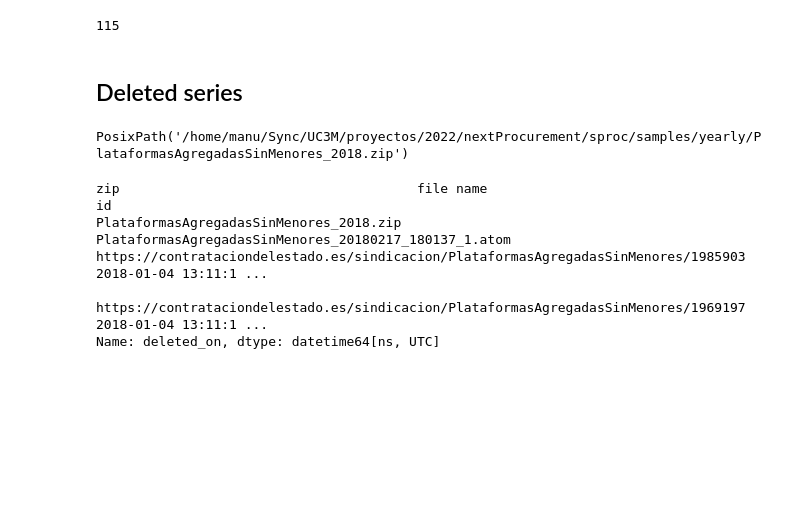
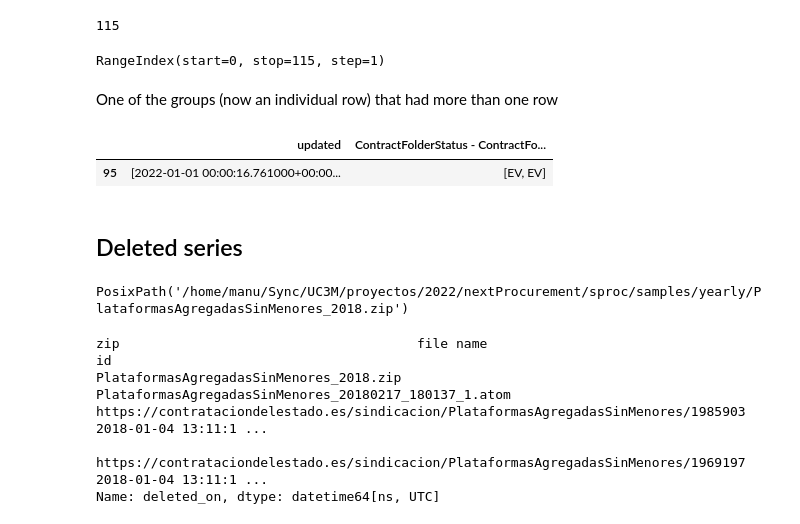
Before and after one commit to nextprocurement/sproc, a Jupyter notebook: nbs/15_postprocess.ipynb, the cells around one changed output. Saved outputs shown, nothing was run; the diff lists cells and outputs as text; code cells hidden in the pictures; blank space fills up the shorter version.

Commit message:
- status and "updated" fields are preserved when merging different updates - samples     - 2018-2021_20samples.parquet         - the above fields are now `list`s

```diff
--- a/nbs/15_postprocess.ipynb
+++ b/nbs/15_postprocess.ipynb
@@ -359,8 +351,0 @@ A function which keeps, for every procurement entry, only the last update.
-# %%
-#| export
-def keep_updates_only(df: pd.DataFrame) -> pd.DataFrame:
-
-    grouped = df.sort_values('updated').groupby('id')
-
-    return grouped.tail(1)
-    # return grouped.last()
@@ -370,0 +364,4 @@ len(post_df)
+# %%
+#| export
+historical_cols = [['updated'], ['ContractFolderStatus', 'ContractFolderStatusCode']]
+historical_cols
@@ -370,0 +372,4 @@ len(post_df)
+# %%
+#| export
+assembled_historical_cols = [sproc.structure.assemble_name(c) for c in historical_cols]
+assembled_historical_cols
@@ -370,0 +443,3 @@ len(post_df)
+# %%
+#| export
+historical_cols = [['updated'], ['ContractFolderStatus', 'ContractFolderStatusCode']]
@@ -383,6 +528,17 @@ only_updated_df.head()
 len(only_updated_df)
 # %% [output]
 115
+# %%
+only_updated_df.index
+# %% [output]
+RangeIndex(start=0, stop=115, step=1)
+# %% [markdown]
+One of the groups (now an individual row) that had more than one row
+# %%
+only_updated_df[only_updated_df['id'] == size_2_groups[0]][assembled_historical_cols]
+# %% [output]
+|  | updated | ContractFolderStatus - ContractFo... |
+| 95 | [2022-01-01 00:00:16.761000+00:00... | [EV, EV] |
 # %% [markdown]
 ## Deleted series
 # %%
```
Also changed, not shown: parts of 37 cells of this notebook, 11 other files.
